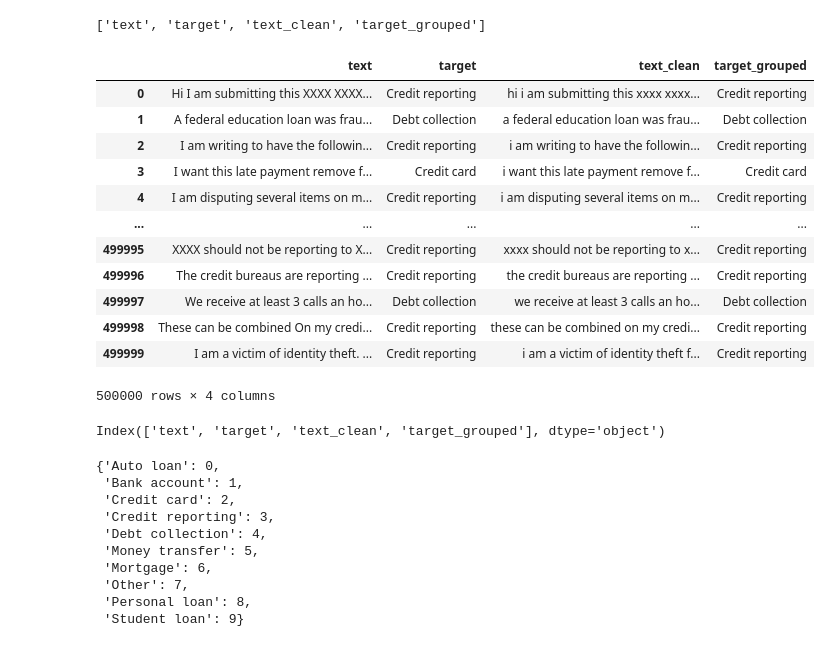
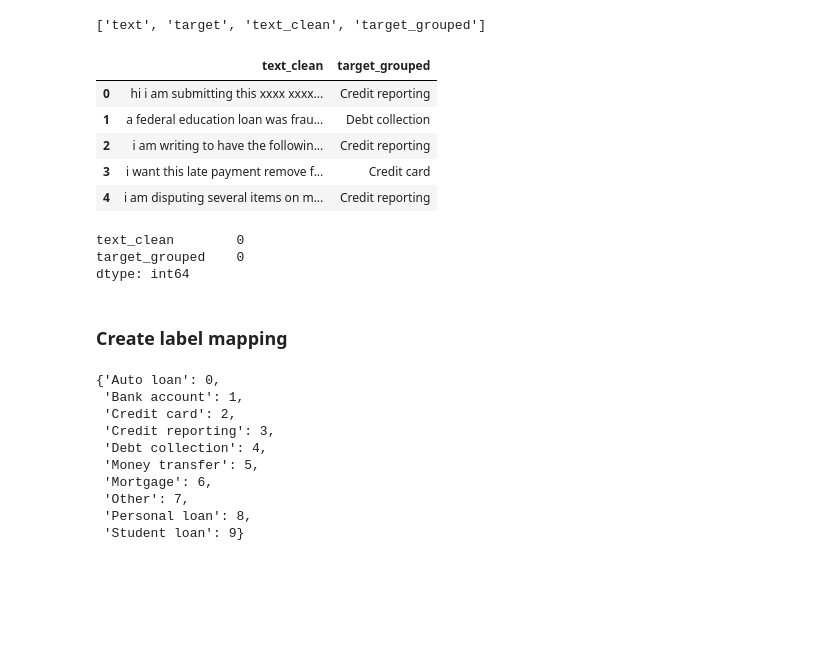
Before and after one commit to Phiziics/cfpb-complaint-intelligence, a Jupyter notebook: notebooks/03_training_roberta.ipynb, the cells around one changed output. Drawn from its saved outputs; the diff is of its cells as text; code cells hidden in the pictures; blank space fills up the shorter version.

```diff
--- a/notebooks/03_training_roberta.ipynb
+++ b/notebooks/03_training_roberta.ipynb
@@ -49,23 +41,22 @@ df.columns.tolist()
 # %% [output]
 ['text', 'target', 'text_clean', 'target_grouped']
 # %%
-df
+# Check required columns
+df[["text_clean", "target_grouped"]].head()
 # %% [output]
-|  | text | target | text_clean | target_grouped |
-| 0 | Hi I am submitting this XXXX XXXX... | Credit reporting | hi i am submitting this xxxx xxxx... | Credit reporting |
-| 1 | A federal education loan was frau... | Debt collection | a federal education loan was frau... | Debt collection |
-| 2 | I am writing to have the followin... | Credit reporting | i am writing to have the followin... | Credit reporting |
-| 3 | I want this late payment remove f... | Credit card | i want this late payment remove f... | Credit card |
-| 4 | I am disputing several items on m... | Credit reporting | i am disputing several items on m... | Credit reporting |
-| ... | ... | ... | ... | ... |
-| 499995 | XXXX should not be reporting to X... | Credit reporting | xxxx should not be reporting to x... | Credit reporting |
-| 499996 | The credit bureaus are reporting ... | Credit reporting | the credit bureaus are reporting ... | Credit reporting |
-| 499997 | We receive at least 3 calls an ho... | Debt collection | we receive at least 3 calls an ho... | Debt collection |
-| 499998 | These can be combined On my credi... | Credit reporting | these can be combined on my credi... | Credit reporting |
-| 499999 | I am a victim of identity theft. ... | Credit reporting | i am a victim of identity theft f... | Credit reporting |
+|  | text_clean | target_grouped |
+| 0 | hi i am submitting this xxxx xxxx... | Credit reporting |
+| 1 | a federal education loan was frau... | Debt collection |
+| 2 | i am writing to have the followin... | Credit reporting |
+| 3 | i want this late payment remove f... | Credit card |
+| 4 | i am disputing several items on m... | Credit reporting |
-500000 rows × 4 columns
-# %%
-df.columns
-# %% [output]
-Index(['text', 'target', 'text_clean', 'target_grouped'], dtype='object')
+# %%
+# Check missing values in required columns
+df[["text_clean", "target_grouped"]].isnull().sum()
+# %% [output]
+text_clean        0
+target_grouped    0
+dtype: int64
+# %% [markdown]
+### Create label mapping
 # %%
```
Also changed, not shown: parts of 31 cells of this notebook.
